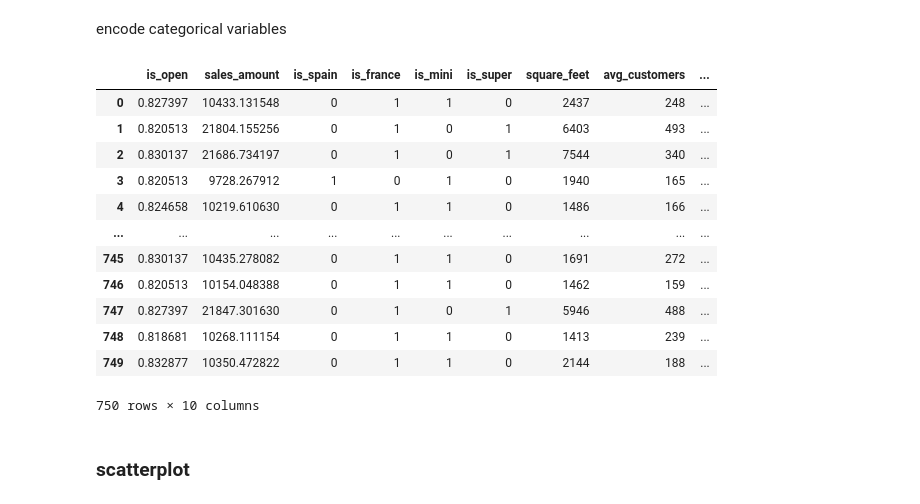
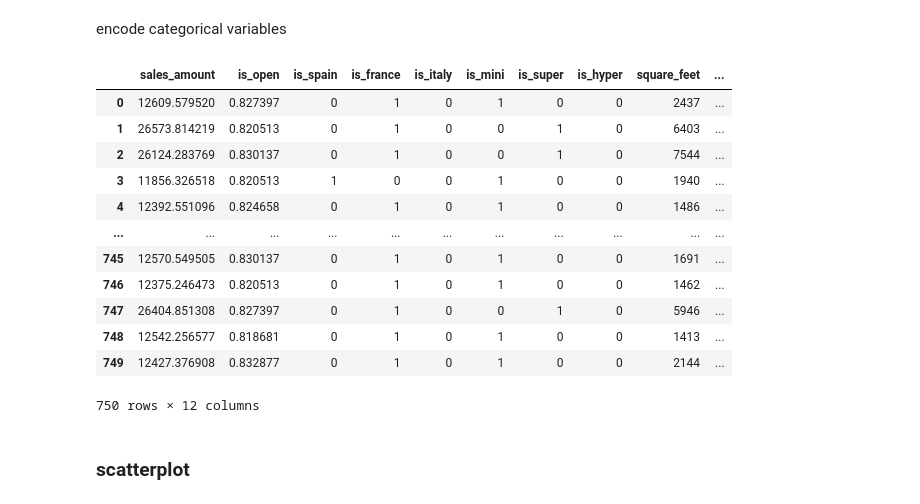
Before and after one commit to caporali/statistical_machine_learning_project, a Jupyter notebook: project_sml.ipynb, the cells around one changed output. Saved outputs shown, nothing was run; the diff lists cells and outputs as text; code cells hidden in the pictures.

```diff
--- a/project_sml.ipynb
+++ b/project_sml.ipynb
@@ -489,7 +499,9 @@ the rows with non correct values are: []
 collapse temporal information of sales
 # %%
 sales["is_open"] = sales["is_open"].map({"YES": 1, "NO": 0})
-sales = sales.groupby("market_id")[["is_open", "sales_amount"]].mean().reset_index()
+is_open = sales.groupby("market_id")["is_open"].mean().reset_index()
+sales_amount = sales[sales["is_open"] == 1].groupby("market_id")["sales_amount"].mean().reset_index()
+sales = pd.merge(is_open, sales_amount, on = "market_id")
 display(sales)
 # %% [output]
 |  | market_id | is_open | sales_amount |
@@ -603,36 +619,40 @@ plt.tight_layout()
 encode categorical variables
 # %%
 # split country and market_type
-merged_df = pd.concat([merged_df, merged_df["country"].rename("is_france"), merged_df["market_type"].rename("is_super")], axis = 1)
+merged_df = pd.concat([merged_df, merged_df["country"].rename("is_france"), merged_df["country"].rename("is_italy"),
+	merged_df["market_type"].rename("is_super"), merged_df["market_type"].rename("is_hyper")], axis = 1)
 merged_df.rename(columns = {"country": "is_spain", "market_type": "is_mini"}, inplace = True)
-merged_df = merged_df[["is_open", "sales_amount", "is_spain", "is_france", "is_mini", "is_super", "square_feet", "avg_customers", "competitor_distance", "has_promotions"]]
+merged_df = merged_df[["sales_amount", "is_open", "is_spain", "is_france", "is_italy", "is_mini", "is_super", "is_hyper",
+	"square_feet", "avg_customers", "competitor_distance", "has_promotions"]]
 
 # country
 merged_df["is_spain"] = merged_df["is_spain"].map({"SPAIN": 1, "FRANCE": 0, "ITALY": 0})
 merged_df["is_france"] = merged_df["is_france"].map({"SPAIN": 0, "FRANCE": 1, "ITALY": 0})
+merged_df["is_italy"] = merged_df["is_italy"].map({"SPAIN": 0, "FRANCE": 0, "ITALY": 1})
 
 # market_type
 merged_df["is_mini"] = merged_df["is_mini"].map({"MINI": 1, "SUPER": 0, "HYPER": 0})
 merged_df["is_super"] = merged_df["is_super"].map({"MINI": 0, "SUPER": 1, "HYPER": 0})
+merged_df["is_hyper"] = merged_df["is_hyper"].map({"MINI": 0, "SUPER": 0, "HYPER": 1})
 
 # has_promotions
 merged_df["has_promotions"] = merged_df["has_promotions"].map({"YES": 1, "NO": 0})
 
 display(merged_df)
 # %% [output]
-|  | is_open | sales_amount | is_spain | is_france | is_mini | is_super | square_feet | avg_customers | ... |
-| 0 | 0.827397 | 10433.131548 | 0 | 1 | 1 | 0 | 2437 | 248 | ... |
-| 1 | 0.820513 | 21804.155256 | 0 | 1 | 0 | 1 | 6403 | 493 | ... |
-| 2 | 0.830137 | 21686.734197 | 0 | 1 | 0 | 1 | 7544 | 340 | ... |
-| 3 | 0.820513 | 9728.267912 | 1 | 0 | 1 | 0 | 1940 | 165 | ... |
-| 4 | 0.824658 | 10219.610630 | 0 | 1 | 1 | 0 | 1486 | 166 | ... |
-| ... | ... | ... | ... | ... | ... | ... | ... | ... | ... |
-| 745 | 0.830137 | 10435.278082 | 0 | 1 | 1 | 0 | 1691 | 272 | ... |
-| 746 | 0.820513 | 10154.048388 | 0 | 1 | 1 | 0 | 1462 | 159 | ... |
-| 747 | 0.827397 | 21847.301630 | 0 | 1 | 0 | 1 | 5946 | 488 | ... |
-| 748 | 0.818681 | 10268.111154 | 0 | 1 | 1 | 0 | 1413 | 239 | ... |
-| 749 | 0.832877 | 10350.472822 | 0 | 1 | 1 | 0 | 2144 | 188 | ... |
+|  | sales_amount | is_open | is_spain | is_france | is_italy | is_mini | is_super | is_hyper | square_feet | ... |
+| 0 | 12609.579520 | 0.827397 | 0 | 1 | 0 | 1 | 0 | 0 | 2437 | ... |
+| 1 | 26573.814219 | 0.820513 | 0 | 1 | 0 | 0 | 1 | 0 | 6403 | ... |
+| 2 | 26124.283769 | 0.830137 | 0 | 1 | 0 | 0 | 1 | 0 | 7544 | ... |
+| 3 | 11856.326518 | 0.820513 | 1 | 0 | 0 | 1 | 0 | 0 | 1940 | ... |
+| 4 | 12392.551096 | 0.824658 | 0 | 1 | 0 | 1 | 0 | 0 | 1486 | ... |
+| ... | ... | ... | ... | ... | ... | ... | ... | ... | ... | ... |
+| 745 | 12570.549505 | 0.830137 | 0 | 1 | 0 | 1 | 0 | 0 | 1691 | ... |
+| 746 | 12375.246473 | 0.820513 | 0 | 1 | 0 | 1 | 0 | 0 | 1462 | ... |
+| 747 | 26404.851308 | 0.827397 | 0 | 1 | 0 | 0 | 1 | 0 | 5946 | ... |
+| 748 | 12542.256577 | 0.818681 | 0 | 1 | 0 | 1 | 0 | 0 | 1413 | ... |
+| 749 | 12427.376908 | 0.832877 | 0 | 1 | 0 | 1 | 0 | 0 | 2144 | ... |
-750 rows × 10 columns
+750 rows × 12 columns
 # %% [markdown]
 ### scatterplot
 # %%
```
Also changed, not shown: parts of 28 cells of this notebook.
